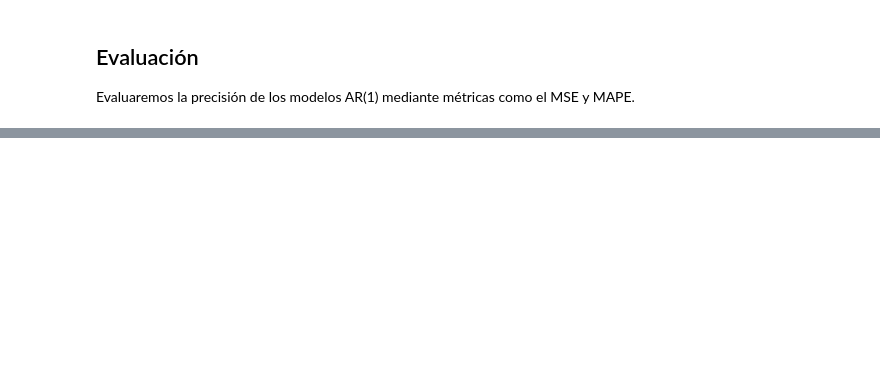
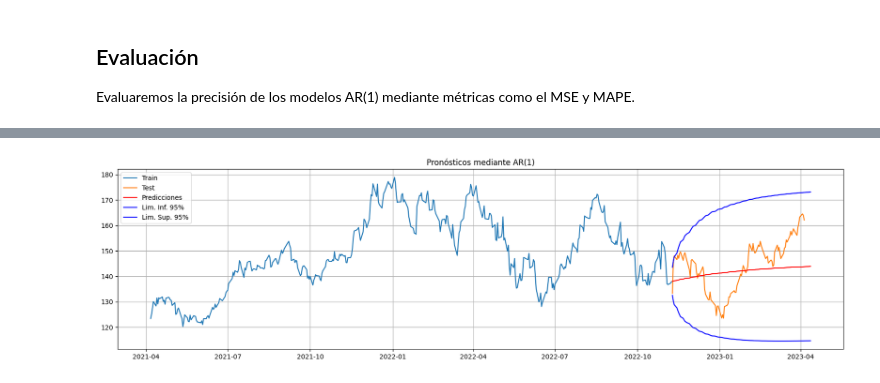
Before and after one commit to katiemackness/time-series-analysis, a Jupyter notebook: modelo-AR-es.ipynb, the cells around one changed output, grey strips where cells are left out. Drawn from its saved outputs; the diff is of its cells as text; code cells hidden in the pictures; blank space fills up the shorter version.

Commit message:
Models fit

```diff
--- a/modelo-AR-es.ipynb
+++ b/modelo-AR-es.ipynb
@@ -33,0 +431,4 @@ Evaluaremos la precisión de los modelos AR(1) mediante métricas como el MSE y
+# %%
+result.index = result['Date']
+result.drop(columns=['Date'], inplace=True)
+result
@@ -36,3 +452,6 @@ Evaluaremos la precisión de los modelos AR(1) mediante métricas como el MSE y
 Validaremos la adecuación del modelo utilizando criterios estadísticos y visualización gráfica.
 # %%
-# Se grafican los coeficientes de autocorrelación para identificar patrones.
+# Calcular intervalos de confianza
+conf = conf.reset_index()
+conf.drop(columns=['index'], inplace=True)
+conf
@@ -39,2 +472,5 @@ Validaremos la adecuación del modelo utilizando criterios estadísticos y visua
 # %%
-# Se comparan las predicciones con datos reales para analizar la precisión del modelo.
+# Combinar fechas y predicciones
+frames = [fechas, conf]
+intervalos = pd.concat(frames, axis=1, join = 'inner')
+intervalos
@@ -40,0 +491,4 @@ Validaremos la adecuación del modelo utilizando criterios estadísticos y visua
+# %%
+intervalos.index = intervalos['Date']
+intervalos.drop(columns=['Date'], inplace=True)
+intervalos
@@ -40,0 +510,14 @@ Validaremos la adecuación del modelo utilizando criterios estadísticos y visua
+# %%
+# Grafica los resultados
+plt.figure(figsize=(20,5))
+plt.grid()
+plt.plot(train, label = 'Train')
+plt.plot(test, label = 'Test')
+plt.plot(result, label = 'Predicciones', color = 'red')
+plt.plot(intervalos['lower AAPL'], label = 'Lim. Inf. 95%', color='blue')
+plt.plot(intervalos['upper AAPL'], label = 'Lim. Sup. 95%', color='blue')
+plt.legend(loc='best')
+plt.title('Pronósticos mediante AR(1)')
+plt.show()
+# %% [output]
+[figure, added]
```
Also changed, not shown: parts of 42 cells of this notebook.
